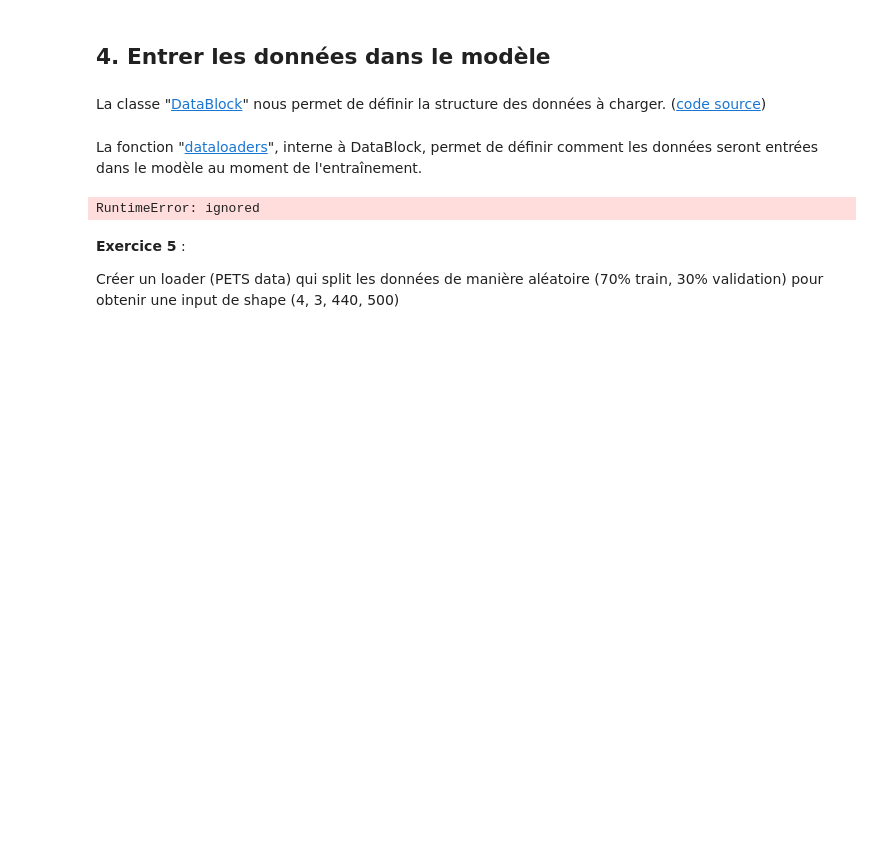
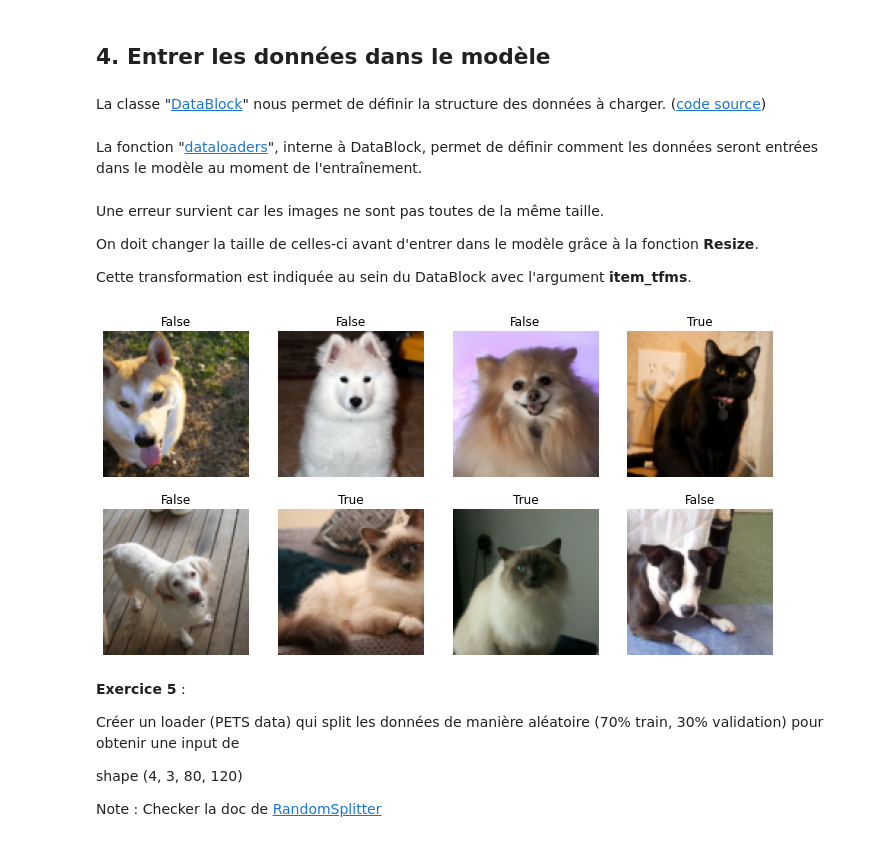
Before and after one commit to antmaio/Creactif_Fastai, a Jupyter notebook: Fastai_Seance3.ipynb, the cells around one changed output. Cells and saved outputs as stored; diff of their text form; code cells hidden in the pictures; blank space fills up the shorter version.

```diff
--- a/Fastai_Seance3.ipynb
+++ b/Fastai_Seance3.ipynb
@@ -152,4 +200,6 @@ Entraînement : partie des données utilisée pour mettre à jour les paramètre
 Validation : partie des données utilisée pour s'assurer que le modèle est capable de généraliser la tâche à des données inconnues
 
 Fonctions de fastai utiles : IndexSplitter et RandomSplitter
+# %%
+fichiers = get_image_files(chemin_donnees/"images")
 # %%
@@ -183,12 +233,33 @@ pets = DataBlock(blocks=(ImageBlock, CategoryBlock),
 # %% [markdown]
 La fonction "[dataloaders](https://github.com/fastai/fastai/blob/master/fastai/data/block.py)", interne à DataBlock, permet de définir comment les données seront entrées dans le modèle au moment de l'entraînement.
 # %%
-dls = pets.dataloaders(untar_data(URLs.PETS)/"images", bs=8) # bs = batch size
-dls.show_batch() #note: show_batch() affiche 12 images au maximum
+dls = pets.dataloaders(untar_data(URLs.PETS)/"images", bs=16) # bs = batch size
+dls.show_batch() #note: show_batch() affiche 9 images au maximum
-# %% [output]
-RuntimeError: ignored
+# %% [markdown]
+Une erreur survient car les images ne sont pas toutes de la même taille.
+
+On doit changer la taille de celles-ci avant d'entrer dans le modèle grâce à la fonction **Resize**.
+
+Cette transformation est indiquée au sein du DataBlock avec l'argument **item_tfms**.
+# %%
+pets = DataBlock(blocks=(ImageBlock, CategoryBlock),
+                 get_items=get_image_files,
+                 get_y = label_func,
+                 splitter=splitter,
+                 item_tfms=Resize(100))     # Couper les images pour obtenir une taille de 100x100 pour toutes
+
+dls = pets.dataloaders(untar_data(URLs.PETS)/"images", bs=8) # bs = batch size
+dls.show_batch() #note: show_batch() affiche 9 images au maximum
+
+# Note : le "false" et "true" au dessus des images représentent la classe : false = chien, true = chat
+# %% [output]
+[figure, added]
 # %% [markdown]
 **Exercice 5** :
 
-Créer un loader (PETS data) qui split les données de manière aléatoire (70% train, 30% validation) pour obtenir une input de shape (4, 3, 440, 500)
+Créer un loader (PETS data) qui split les données de manière aléatoire (70% train, 30% validation) pour obtenir une input de
+
+shape (4, 3, 80, 120)
+
+Note : Checker la doc de [RandomSplitter](https://docs.fast.ai/data.transforms.html#randomsplitter)
 # %%
```
Also changed, not shown: parts of 33 cells of this notebook.
